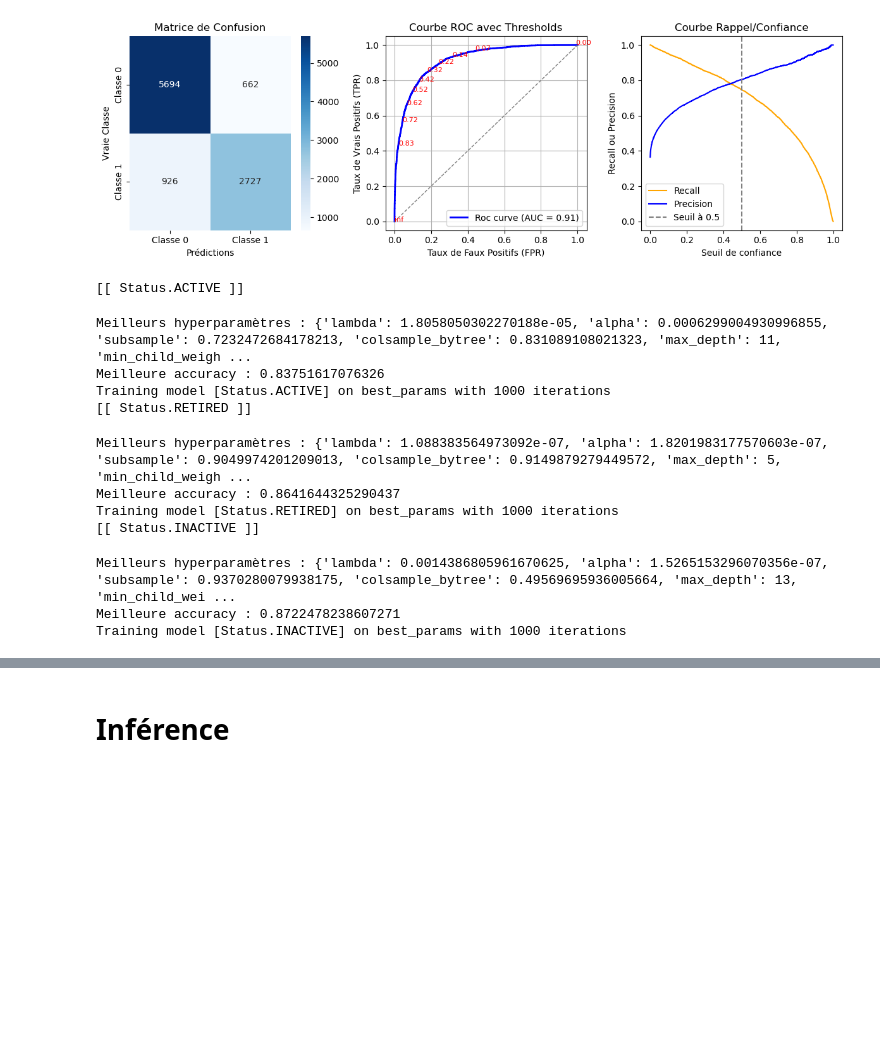
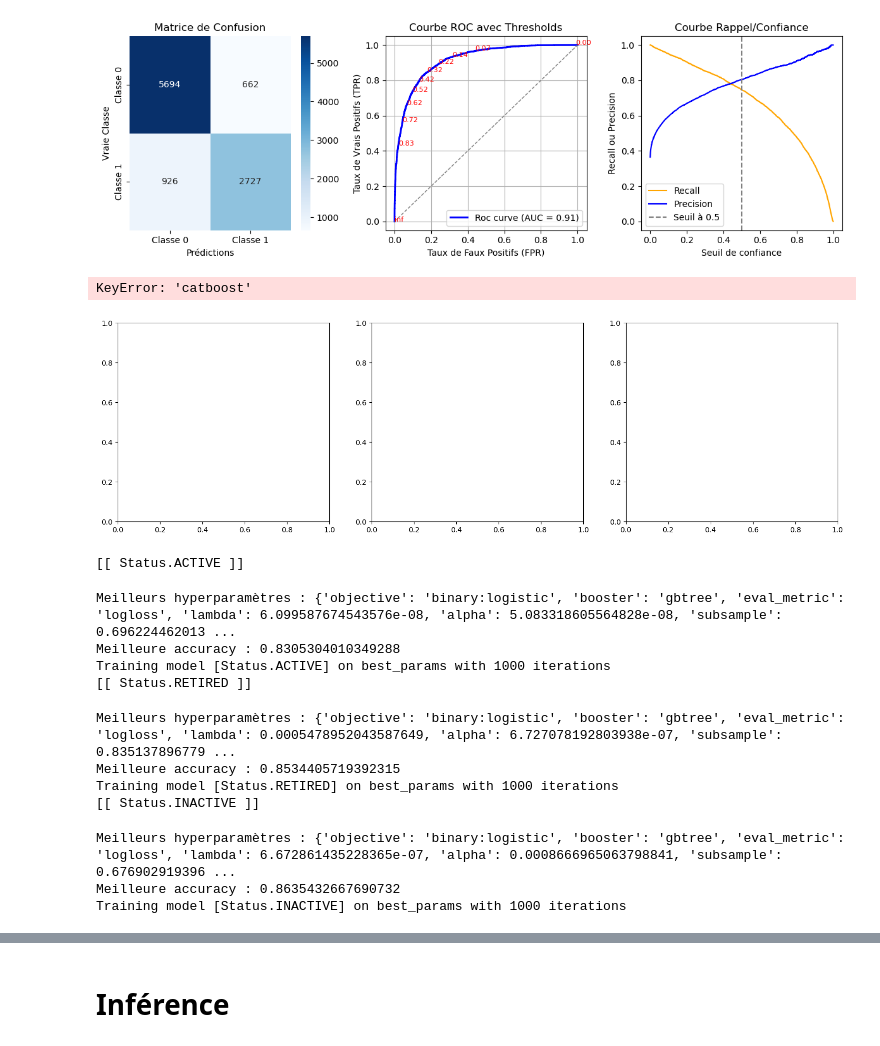
Before and after one commit to slauras/MLClassification, a Jupyter notebook: notebook.ipynb, the cells around one changed output, grey strips where cells are left out. Saved outputs shown, nothing was run; the diff lists cells and outputs as text; code cells hidden in the pictures; blank space fills up the shorter version.

```diff
--- a/notebook.ipynb
+++ b/notebook.ipynb
@@ -796,7 +791,13 @@ evaluate_multi_model([active_cb, retired_cb, inactive_cb], "catboost")
    macro avg       0.83      0.82      0.83     10009
 weighted avg       0.84      0.84      0.84     10009
 [figure]
+# %%
+plot_loss([active_cb, retired_cb, inactive_cb], "catboost")
+# %% [output]
+KeyError: 'catboost'
+[figure, added]
 # %%
+
 import xgboost as xgb
 from sklearn.metrics import accuracy_score
 import optuna
@@ -812,8 +813,9 @@ for data_proc in [active, retired, inactive]:
     def objective(trial):
         params = {
             "verbosity": 0,
-            "objective": "binary:logistic",
-            "booster": "gbtree",
+            "objective": trial.suggest_categorical("objective",["binary:logistic"]),
+            "booster": trial.suggest_categorical("booster",["gbtree"]),
+            "eval_metric": trial.suggest_categorical("eval_metric",["logloss"]),
             "lambda": trial.suggest_float("lambda", 1e-8, 1.0, log=True),
             "alpha": trial.suggest_float("alpha", 1e-8, 1.0, log=True),
             "subsample": trial.suggest_float("subsample", 0.2, 1.0),
@@ -835,7 +837,7 @@ for data_proc in [active, retired, inactive]:
 
     print(f"[[ {data_proc.status} ]]")
     study = optuna.create_study(direction='maximize')
-    study.optimize(objective, n_trials=60, show_progress_bar=True, n_jobs=3)
+    study.optimize(objective, n_trials=10, show_progress_bar=True, n_jobs=3)
 
     print("Meilleurs hyperparamètres :", study.best_params)
     print("Meilleure accuracy :", study.best_value)
@@ -845,22 +847,24 @@ for data_proc in [active, retired, inactive]:
     print(f"Training model [{data_proc.status}] on best_params with 1000 iterations")
     best_params = study.best_params
 
-    best_model = xgb.train(best_params, dtrain, evals=[(dvalid, 'validation')], num_boost_round=1000,
-                           early_stopping_rounds=10, verbose_eval=False)
+    evals_result = {}
+    best_model = xgb.train(best_params, dtrain, evals=[(dtrain, 'train'), (dvalid, 'validation')], num_boost_round=1000,
+                           early_stopping_rounds=25, evals_result=evals_result, verbose_eval=False)
 
     data_proc.models["xgboost"] = best_model
+    data_proc.evals_results["xgboost"] = evals_result
 # %% [output]
 [[ Status.ACTIVE ]]
-Meilleurs hyperparamètres : {'lambda': 1.8058050302270188e-05, 'alpha': 0.0006299004930996855, 'subsample': 0.7232472684178213, 'colsample_bytree': 0.831089108021323, 'max_depth': 11, 'min_child_weigh ...
-Meilleure accuracy : 0.83751617076326
+Meilleurs hyperparamètres : {'objective': 'binary:logistic', 'booster': 'gbtree', 'eval_metric': 'logloss', 'lambda': 6.099587674543576e-08, 'alpha': 5.083318605564828e-08, 'subsample': 0.696224462013 ...
+Meilleure accuracy : 0.8305304010349288
 Training model [Status.ACTIVE] on best_params with 1000 iterations
 [[ Status.RETIRED ]]
-Meilleurs hyperparamètres : {'lambda': 1.088383564973092e-07, 'alpha': 1.8201983177570603e-07, 'subsample': 0.9049974201209013, 'colsample_bytree': 0.9149879279449572, 'max_depth': 5, 'min_child_weigh ...
-Meilleure accuracy : 0.8641644325290437
+Meilleurs hyperparamètres : {'objective': 'binary:logistic', 'booster': 'gbtree', 'eval_metric': 'logloss', 'lambda': 0.0005478952043587649, 'alpha': 6.727078192803938e-07, 'subsample': 0.835137896779 ...
+Meilleure accuracy : 0.8534405719392315
 Training model [Status.RETIRED] on best_params with 1000 iterations
 [[ Status.INACTIVE ]]
-Meilleurs hyperparamètres : {'lambda': 0.0014386805961670625, 'alpha': 1.5265153296070356e-07, 'subsample': 0.9370280079938175, 'colsample_bytree': 0.49569695936005664, 'max_depth': 13, 'min_child_wei ...
-Meilleure accuracy : 0.8722478238607271
+Meilleurs hyperparamètres : {'objective': 'binary:logistic', 'booster': 'gbtree', 'eval_metric': 'logloss', 'lambda': 6.672861435228365e-07, 'alpha': 0.0008666965063798841, 'subsample': 0.676902919396 ...
+Meilleure accuracy : 0.8635432667690732
 Training model [Status.INACTIVE] on best_params with 1000 iterations
 # %%
 for data_proc in [active, retired, inactive]:
```
Also changed, not shown: parts of 15 cells of this notebook, 1 other file.
